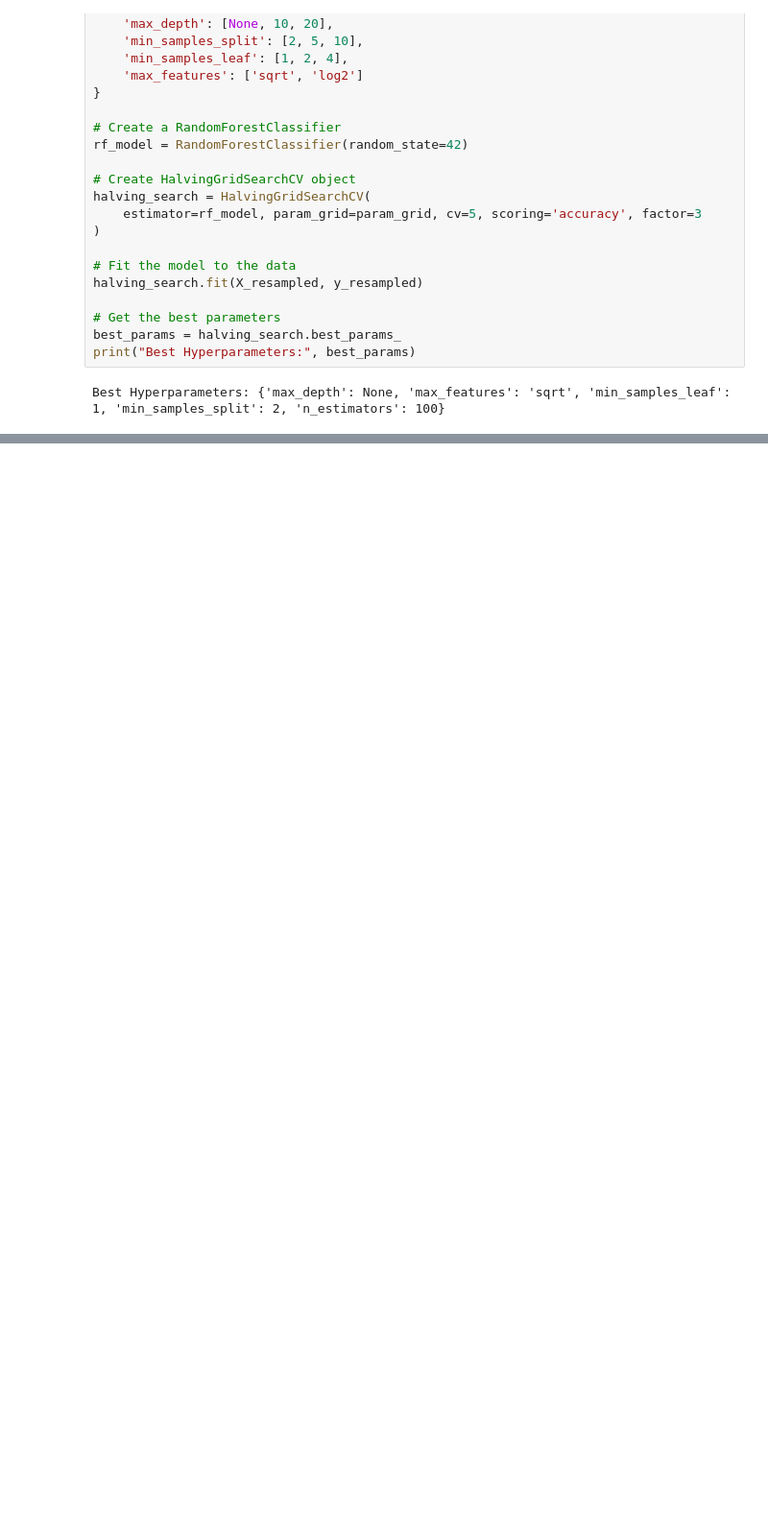
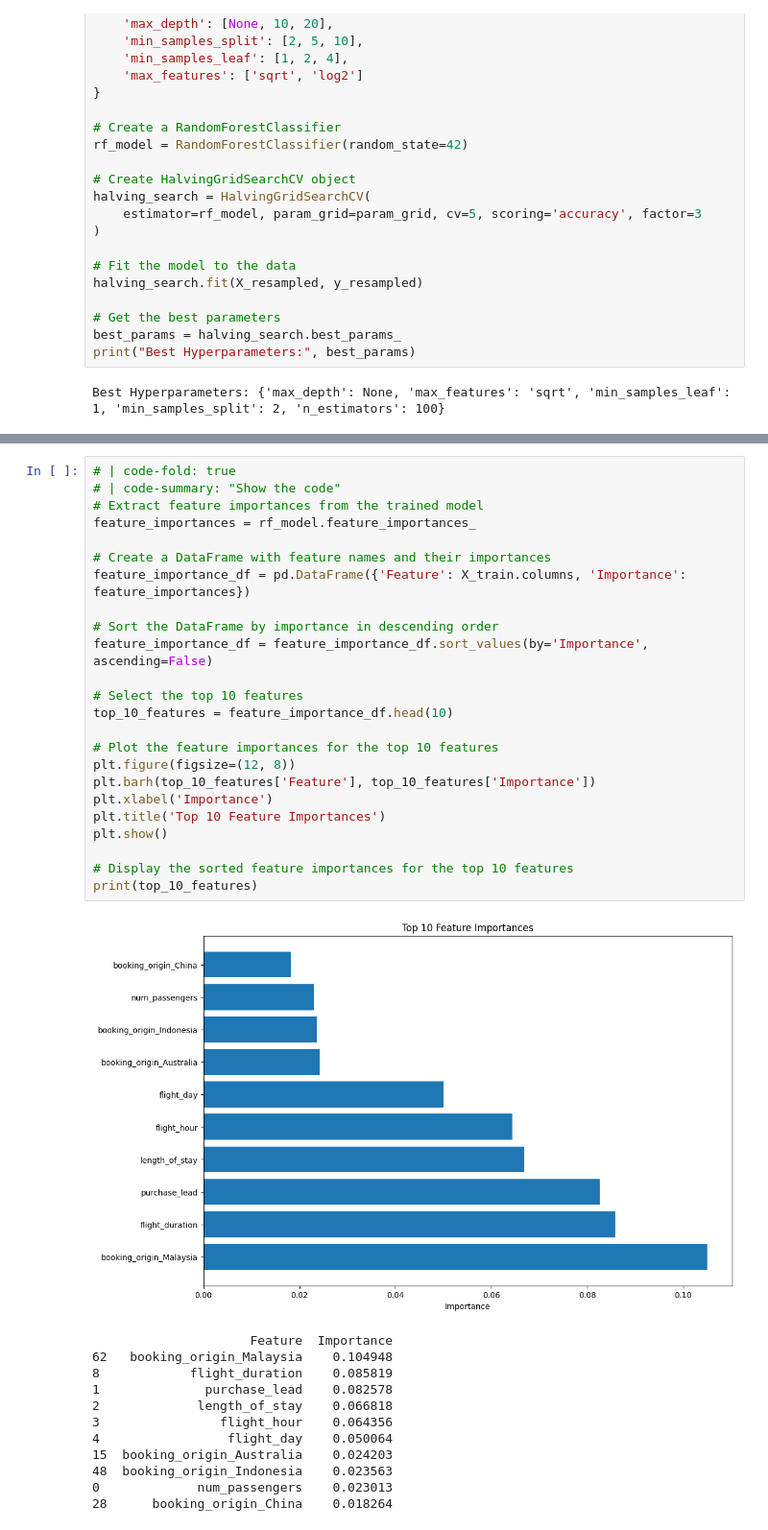
Before and after one commit to Simontagbor/BritishAirways-predictive-ML, a Jupyter notebook: index.ipynb, the cells around one changed output, grey strips where cells are left out. Shown at 96% size. Saved outputs shown, nothing was run; the diff lists cells and outputs as text; blank space fills up the shorter version.

```diff
--- a/index.ipynb
+++ b/index.ipynb
@@ -778,0 +956,37 @@ Best Hyperparameters: {'max_depth': None, 'max_features': 'sqrt', 'min_samples_l
+# %%
+# | code-fold: true
+# | code-summary: "Show the code"
+# Extract feature importances from the trained model
+feature_importances = rf_model.feature_importances_
+
+# Create a DataFrame with feature names and their importances
+feature_importance_df = pd.DataFrame({'Feature': X_train.columns, 'Importance': feature_importances})
+
+# Sort the DataFrame by importance in descending order
+feature_importance_df = feature_importance_df.sort_values(by='Importance', ascending=False)
+
+# Select the top 10 features
+top_10_features = feature_importance_df.head(10)
+
+# Plot the feature importances for the top 10 features
+plt.figure(figsize=(12, 8))
+plt.barh(top_10_features['Feature'], top_10_features['Importance'])
+plt.xlabel('Importance')
+plt.title('Top 10 Feature Importances')
+plt.show()
+
+# Display the sorted feature importances for the top 10 features
+print(top_10_features)
+# %% [output]
+[figure, added]
+                     Feature  Importance
+62   booking_origin_Malaysia    0.104948
+8            flight_duration    0.085819
+1              purchase_lead    0.082578
+2             length_of_stay    0.066818
+3                flight_hour    0.064356
+4                 flight_day    0.050064
+15  booking_origin_Australia    0.024203
+48  booking_origin_Indonesia    0.023563
+0             num_passengers    0.023013
+28      booking_origin_China    0.018264
```
Also changed, not shown: parts of 42 cells of this notebook, 8 other files.
